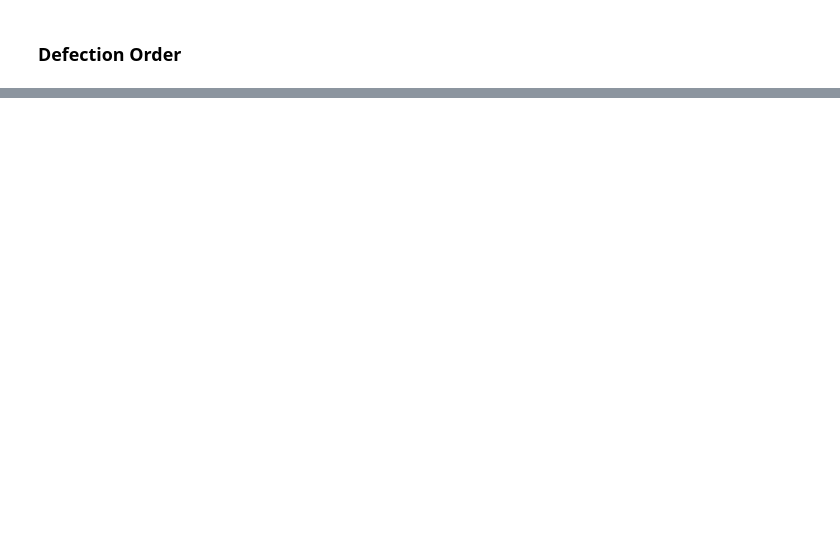
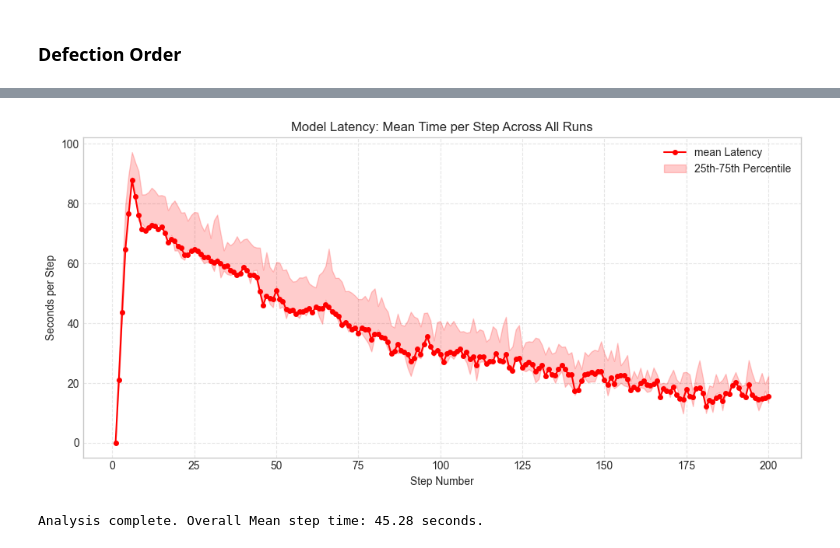
Before and after one commit to mahnoor-khalid9/abm_llm_nonviolence, a Jupyter notebook: Analysis/model_logs.ipynb, the cells around one changed output, grey strips where cells are left out. Cells and saved outputs as stored; diff of their text form; code cells hidden in the pictures; blank space fills up the shorter version.

```diff
--- a/Analysis/model_logs.ipynb
+++ b/Analysis/model_logs.ipynb
@@ -844,0 +998,73 @@ Files with >= 3 defections:
+# %%
+import pandas as pd
+import matplotlib.pyplot as plt
+import glob
+import re
+from pathlib import Path
+
+# 1. Setup Paths
+PROJECT_ROOT = Path.cwd().parent
+_STRUCTURED = (
+    PROJECT_ROOT
+    / "SimulationLogs" / "gemini_flash" / "ZeroShot"
+    / "stateful"       / "vision-4"
+    / "ModelLogging"   / "structured"
+)
+
+INPUT_PATTERN = str(_STRUCTURED / "ModelLogs" / "model_state_v*.csv")
+files = glob.glob(INPUT_PATTERN)
+
+all_data = []
+
+if not files:
+    print(f"No files found matching: {INPUT_PATTERN}")
+else:
+    # 2. Collect all steps from all runs
+    for path_str in files:
+        df = pd.read_csv(path_str)
+        if not df.empty and "elapsed_s" in df.columns:
+            # Ensure we have a 'step' column (fallback to index)
+            if 'step' not in df.columns:
+                df['step'] = df.index
+
+            # We only need these two columns for this specific plot
+            all_data.append(df[['step', 'elapsed_s']])
+
+    # 3. Combine and Aggregate
+    # Concatenate all runs into one big DataFrame
+    combined_df = pd.concat(all_data)
+
+    # Calculate mean, 25th, and 75th percentiles per step
+    stats_per_step = combined_df.groupby('step')['elapsed_s'].agg(['mean', 'quantile', lambda x: x.quantile(0.75)]).reset_index()
+    # Cleaning up column names from the quantile calls
+    stats_per_step.columns = ['step', 'mean', 'q25', 'q75']
+
+    # 4. Plotting
+    plt.figure(figsize=(10, 5))
+
+    # Plot the mean line
+    plt.plot(stats_per_step['step'], stats_per_step['mean'],
+             color='red', marker='o', markersize=4, label='mean Latency')
+
+    # Add shaded area for Interquartile Range (IQR) - shows the consistency
+    plt.fill_between(stats_per_step['step'], stats_per_step['q25'], stats_per_step['q75'],
+                     color='red', alpha=0.2, label='25th-75th Percentile')
+
+    # Overall mean (horizontal line for reference)
+    overall_mean = combined_df['elapsed_s'].mean()
+    # plt.axhline(y=overall_mean, color='red', linestyle='--', alpha=0.6,
+    #             label=f'Overall mean: {overall_mean:.2f}s')
+
+    # Formatting
+    plt.xlabel("Step Number")
+    plt.ylabel("Seconds per Step")
+    plt.title("Model Latency: Mean Time per Step Across All Runs")
+    plt.legend()
+    plt.grid(True, linestyle='--', alpha=0.5)
+    plt.tight_layout()
+    plt.show()
+
+    print(f"Analysis complete. Overall Mean step time: {overall_mean:.2f} seconds.")
+# %% [output]
+[figure, added]
+Analysis complete. Overall Mean step time: 45.28 seconds.
```
Also changed, not shown: parts of 8 cells of this notebook, 15 other files.
